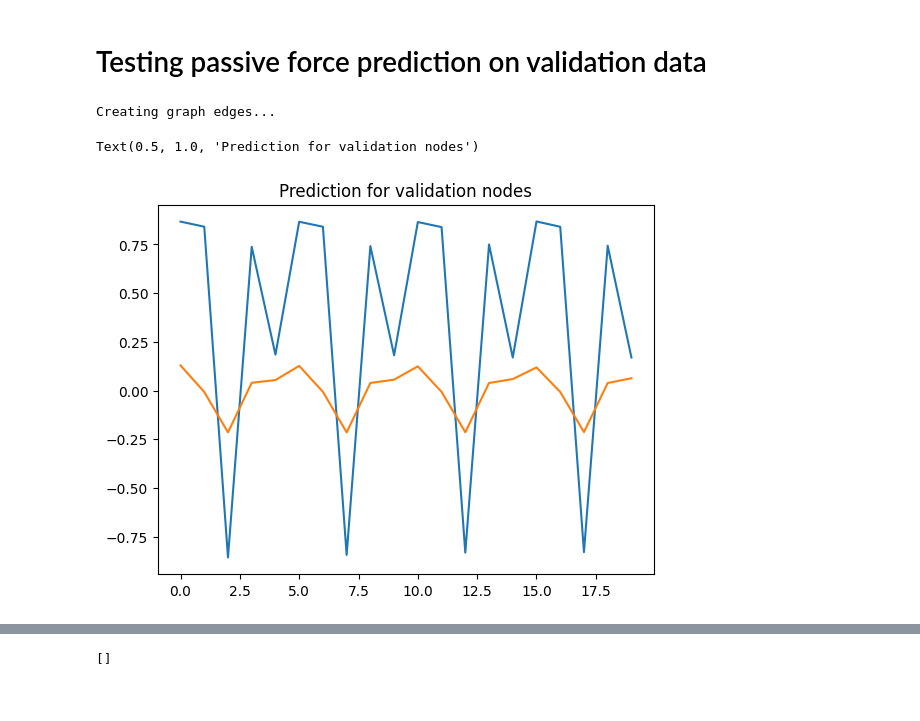
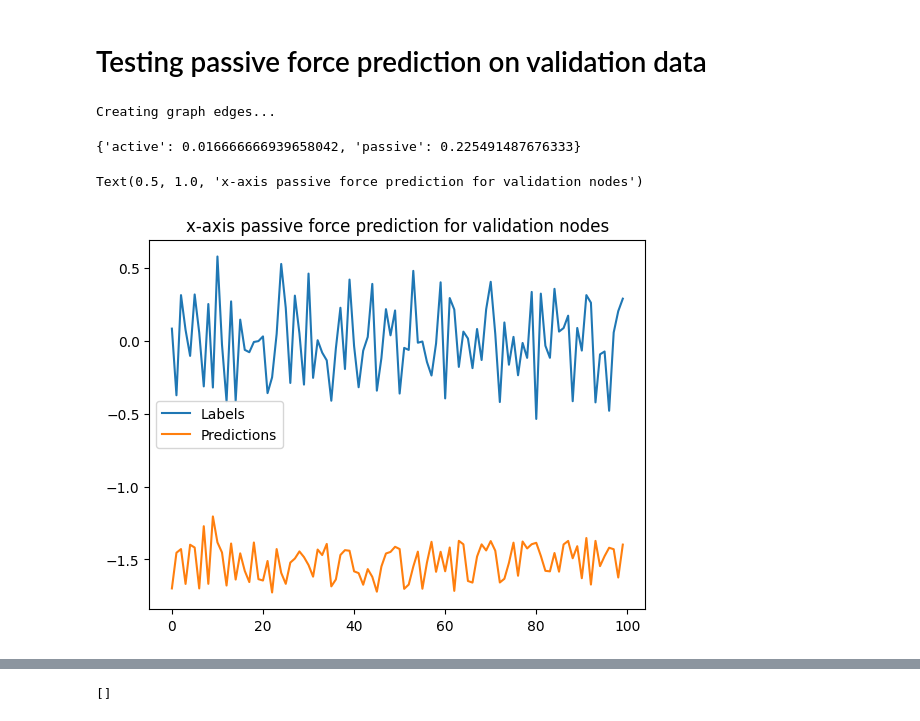
Before and after one commit to Phistian/exjobb, a Jupyter notebook: miguel/training/clean_training_3.ipynb, the cells around one changed output, grey strips where cells are left out. Drawn from its saved outputs; the diff is of its cells as text; code cells hidden in the pictures.

```diff
--- a/miguel/training/clean_training_3.ipynb
+++ b/miguel/training/clean_training_3.ipynb
@@ -354,7 +391,7 @@ def shuffle_and_reset_generator(df):
 # %% [markdown]
 Simple training
 # %%
-generator = dt.models.gnns.generators.GraphGenerator(
+generator = custom_gg(
         train_nodesdf,
         properties=['centroid-0', 'centroid-1', 'orientation'],
         radius=global_search_radius,
@@ -362,7 +399,6 @@ generator = dt.models.gnns.generators.GraphGenerator(
         min_data_size=95,
         max_data_size=96,
         output_type='nodes',
-        nofframes=3
     )
 with generator:
   history = model.fit(generator, epochs = 200, callbacks=[callback])
@@ -370,7 +406,7 @@ with generator:
 More intricate training
 # %%
 
-n_breaks = 4
+n_breaks = 1
 n_epochs = 100
 n_sub_epochs = int(n_epochs/n_breaks)
 validation_history = []
@@ -394,6 +427,6 @@ for i in range(n_breaks):
 # %%
-n_breaks = 4
-n_epochs = 100
+n_breaks = 1
+n_epochs = 500
 n_sub_epochs = int(n_epochs/n_breaks)
 for i in range(n_breaks):
     val_err = mae(model(val_data), val_targets)
@@ -643,7 +696,7 @@ print(test_nodesdf.at[70, "solution"])
 # Testing passive force prediction on validation data
 # %%
 full_test_graph = custom_graphE(
-    val_nodesdf, ["orientation", "centroid-0", "centroid-1"], radius=global_search_radius, output_type='nodes', box_len=1
+    train_nodesdf[:100], ["orientation", "centroid-0", "centroid-1"], radius=global_search_radius, output_type='nodes', box_len=1
 )
 centroid_0, centroid_1, orientation, distances, adj_mtx = extract_graph(full_test_graph)
 
@@ -655,5 +708,8 @@ v = [
 ]
 
 output = np.array(model(v))[0]
+solutions = full_test_graph[1][0]
+scales
 # %% [output]
 Creating graph edges...
+{'active': 0.016666666939658042, 'passive': 0.225491487676333}
@@ -662,9 +716,11 @@ solutions = full_test_graph[1][0]
 # %%
-plt.plot(output[50:70,2]/scales["passive"])
-plt.plot(solutions[50:70, 2])
+
+plt.plot(solutions[:, 2])
+plt.plot(output[:,2])
+plt.legend(["Labels", "Predictions"])
 plt.plot()
-plt.title("Prediction for validation nodes")
+plt.title("x-axis passive force prediction for validation nodes")
 #plt.plot(output[:,1]*5)
 # %% [output]
-Text(0.5, 1.0, 'Prediction for validation nodes')
+Text(0.5, 1.0, 'x-axis passive force prediction for validation nodes')
-[figure, old version]
+[figure, new version]
```
Also changed, not shown: parts of 24 cells of this notebook.
